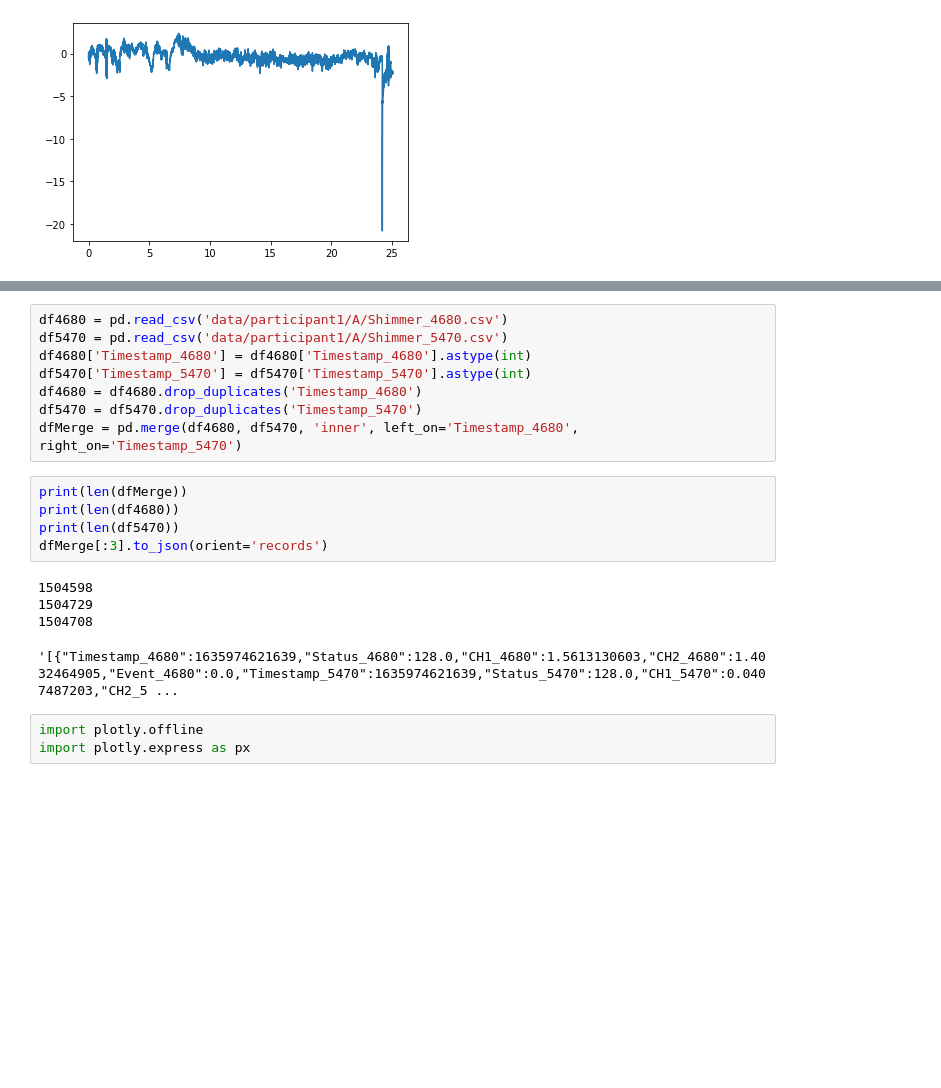
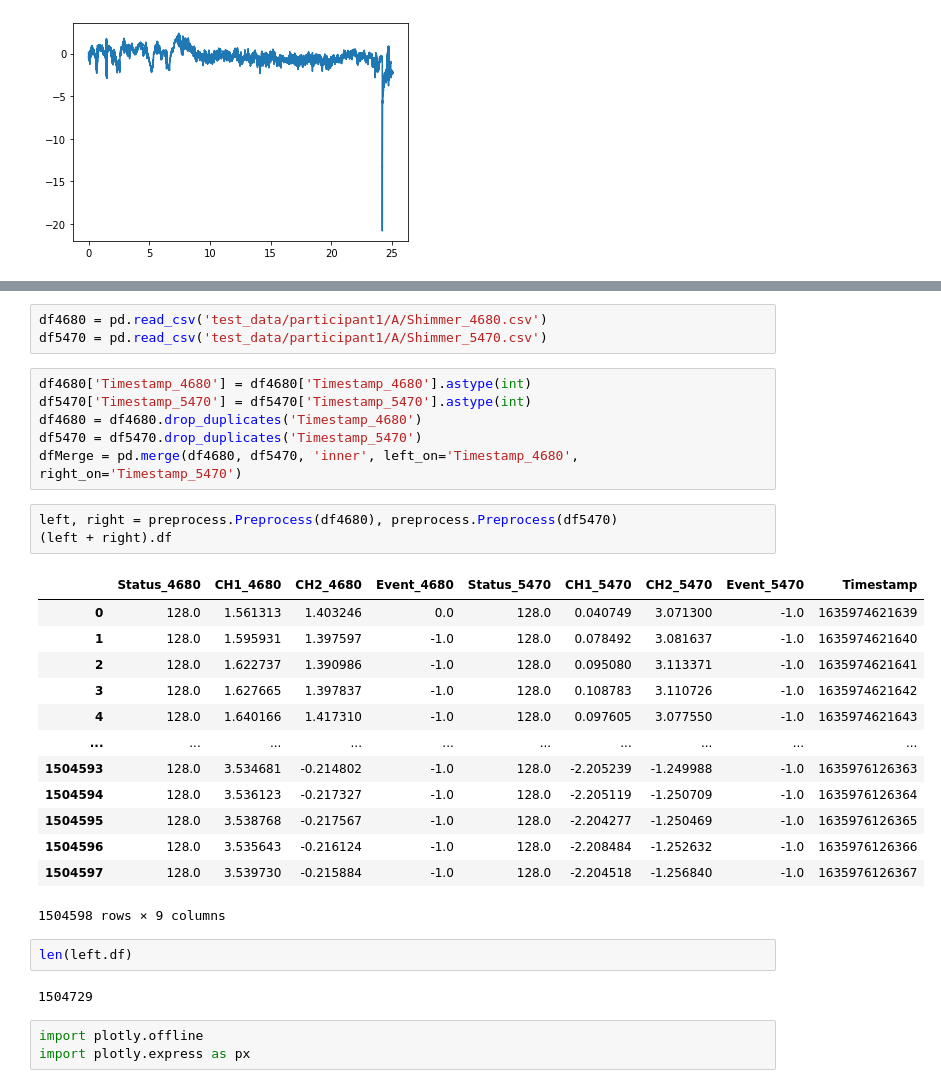
Before and after one commit to eearchey/iron_handmaidens, a Jupyter notebook: plots.ipynb, the cells around one changed output, grey strips where cells are left out. Drawn from its saved outputs; the diff is of its cells as text; blank space fills up the shorter version.

```diff
--- a/plots.ipynb
+++ b/plots.ipynb
@@ -65,21 +65,33 @@ plt.show()
+# %%
+df4680 = pd.read_csv('test_data/participant1/A/Shimmer_4680.csv')
+df5470 = pd.read_csv('test_data/participant1/A/Shimmer_5470.csv')
 # %%
-df4680 = pd.read_csv('data/participant1/A/Shimmer_4680.csv')
-df5470 = pd.read_csv('data/participant1/A/Shimmer_5470.csv')
 df4680['Timestamp_4680'] = df4680['Timestamp_4680'].astype(int)
 df5470['Timestamp_5470'] = df5470['Timestamp_5470'].astype(int)
 df4680 = df4680.drop_duplicates('Timestamp_4680')
 df5470 = df5470.drop_duplicates('Timestamp_5470')
 dfMerge = pd.merge(df4680, df5470, 'inner', left_on='Timestamp_4680', right_on='Timestamp_5470')
-# %%
-print(len(dfMerge))
-print(len(df4680))
-print(len(df5470))
-dfMerge[:3].to_json(orient='records')
-# %% [output]
-1504598
-1504729
-1504708
-'[{"Timestamp_4680":1635974621639,"Status_4680":128.0,"CH1_4680":1.5613130603,"CH2_4680":1.4032464905,"Event_4680":0.0,"Timestamp_5470":1635974621639,"Status_5470":128.0,"CH1_5470":0.0407487203,"CH2_5 ...
+# %%
+left, right = preprocess.Preprocess(df4680), preprocess.Preprocess(df5470)
+(left + right).df
+# %% [output]
+|  | Status_4680 | CH1_4680 | CH2_4680 | Event_4680 | Status_5470 | CH1_5470 | CH2_5470 | Event_5470 | Timestamp |
+| 0 | 128.0 | 1.561313 | 1.403246 | 0.0 | 128.0 | 0.040749 | 3.071300 | -1.0 | 1635974621639 |
+| 1 | 128.0 | 1.595931 | 1.397597 | -1.0 | 128.0 | 0.078492 | 3.081637 | -1.0 | 1635974621640 |
+| 2 | 128.0 | 1.622737 | 1.390986 | -1.0 | 128.0 | 0.095080 | 3.113371 | -1.0 | 1635974621641 |
+| 3 | 128.0 | 1.627665 | 1.397837 | -1.0 | 128.0 | 0.108783 | 3.110726 | -1.0 | 1635974621642 |
+| 4 | 128.0 | 1.640166 | 1.417310 | -1.0 | 128.0 | 0.097605 | 3.077550 | -1.0 | 1635974621643 |
+| ... | ... | ... | ... | ... | ... | ... | ... | ... | ... |
+| 1504593 | 128.0 | 3.534681 | -0.214802 | -1.0 | 128.0 | -2.205239 | -1.249988 | -1.0 | 1635976126363 |
+| 1504594 | 128.0 | 3.536123 | -0.217327 | -1.0 | 128.0 | -2.205119 | -1.250709 | -1.0 | 1635976126364 |
+| 1504595 | 128.0 | 3.538768 | -0.217567 | -1.0 | 128.0 | -2.204277 | -1.250469 | -1.0 | 1635976126365 |
+| 1504596 | 128.0 | 3.535643 | -0.216124 | -1.0 | 128.0 | -2.208484 | -1.252632 | -1.0 | 1635976126366 |
+| 1504597 | 128.0 | 3.539730 | -0.215884 | -1.0 | 128.0 | -2.204518 | -1.256840 | -1.0 | 1635976126367 |
+1504598 rows × 9 columns
+# %%
+len(left.df)
+# %% [output]
+1504729
 # %%
 import plotly.offline
 import plotly.express as px
```
Also changed, not shown: parts of 2 cells of this notebook, 5 other files.
